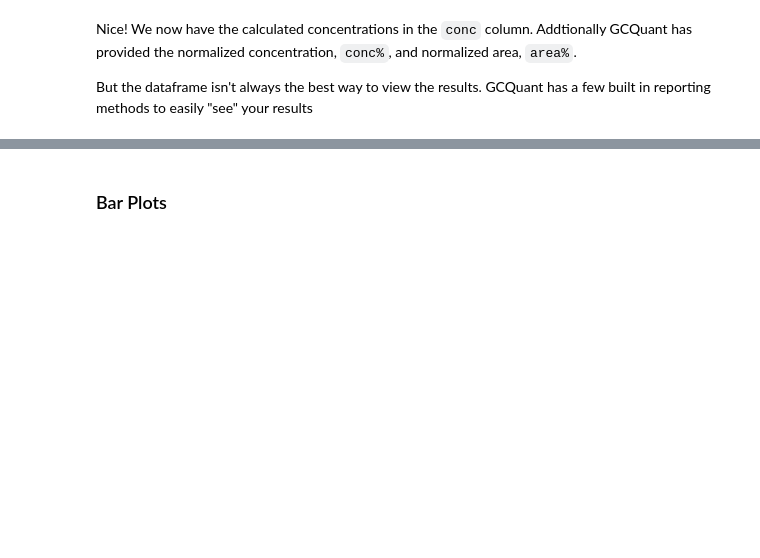
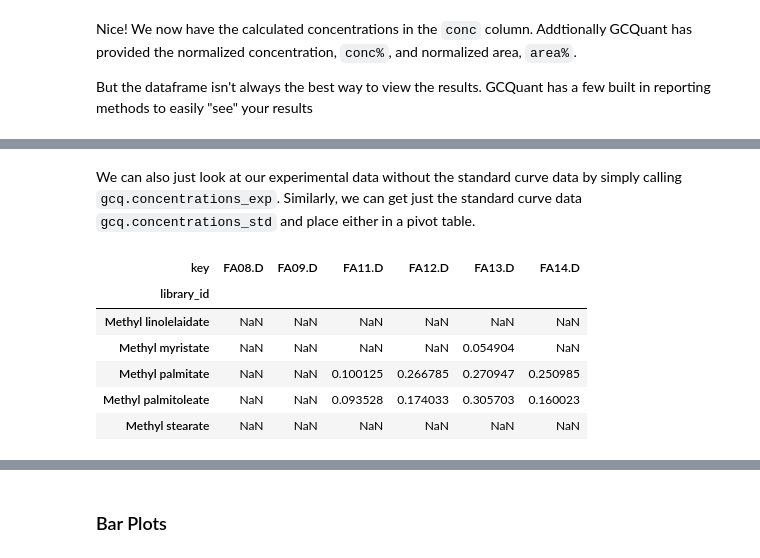
Before and after one commit to audere-labs/pyvalence, a Jupyter notebook: example_gcquant.ipynb, the cells around one changed output, grey strips where cells are left out. Drawn from its saved outputs; the diff is of its cells as text; code cells hidden in the pictures; blank space fills up the shorter version.

```diff
--- a/example_gcquant.ipynb
+++ b/example_gcquant.ipynb
@@ -158,0 +151,15 @@ gcq.pivot(gcq.concentrations,gcq.stdcurves)
+# %% [markdown]
+We can also just look at our experimental data without the standard curve data by simply calling `gcq.concentrations_exp`. Similarly, we can get just the standard curve data `gcq.concentrations_std` and place either in a pivot table.
+# %%
+pd.pivot_table(gcq.concentrations_exp.reset_index(),
+               index='library_id',
+               columns='key',
+               values='conc').head()
+# %% [output]
+| key | FA08.D | FA09.D | FA11.D | FA12.D | FA13.D | FA14.D |
+| library_id |  |  |  |  |  |  |
+| Methyl linolelaidate | NaN | NaN | NaN | NaN | NaN | NaN |
+| Methyl myristate | NaN | NaN | NaN | NaN | 0.054904 | NaN |
+| Methyl palmitate | NaN | NaN | 0.100125 | 0.266785 | 0.270947 | 0.250985 |
+| Methyl palmitoleate | NaN | NaN | 0.093528 | 0.174033 | 0.305703 | 0.160023 |
+| Methyl stearate | NaN | NaN | NaN | NaN | NaN | NaN |
```
Also changed, not shown: parts of 5 cells of this notebook, 2 other files.
